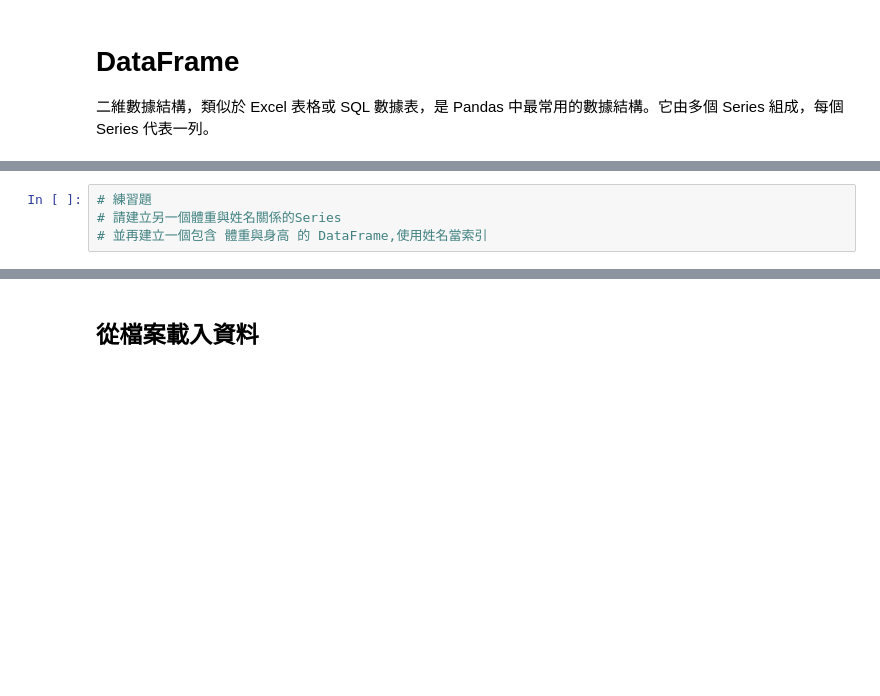
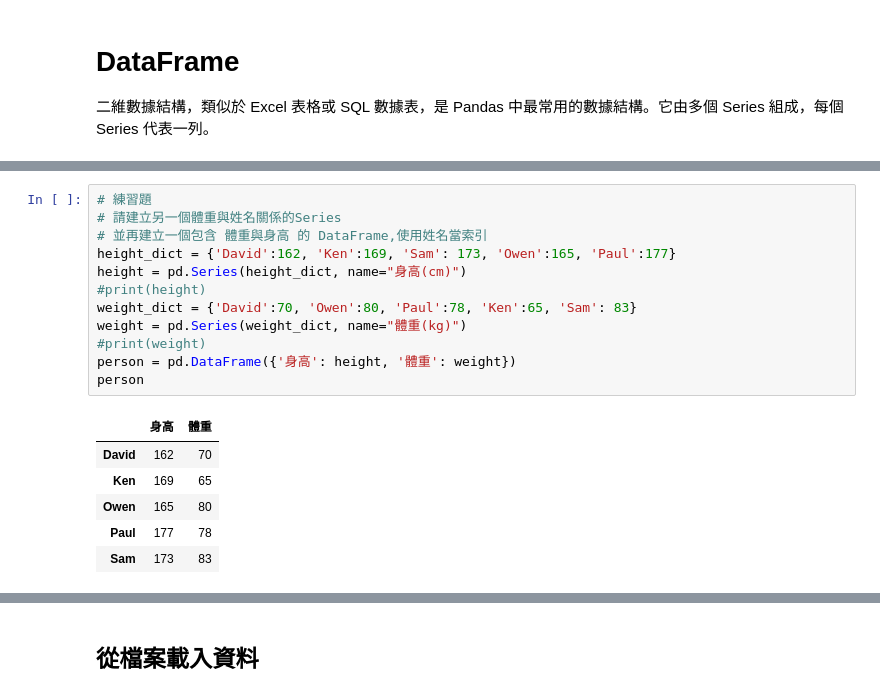
Before and after one commit to Yiting916/data_analysis, a Jupyter notebook: 03-01.Pandas.ipynb, the cells around one changed output, grey strips where cells are left out. Saved outputs shown, nothing was run; the diff lists cells and outputs as text; blank space fills up the shorter version.

```diff
--- a/03-01.Pandas.ipynb
+++ b/03-01.Pandas.ipynb
@@ -221,7 +302,22 @@ states.columns
-# %%
-# 練習題
-# 請建立另一個體重與姓名關係的Series
-# 並再建立一個包含 體重與身高 的 DataFrame,使用姓名當索引
+# %%
+# 練習題
+# 請建立另一個體重與姓名關係的Series
+# 並再建立一個包含 體重與身高 的 DataFrame,使用姓名當索引
+height_dict = {'David':162, 'Ken':169, 'Sam': 173, 'Owen':165, 'Paul':177}
+height = pd.Series(height_dict, name="身高(cm)")
+#print(height)
+weight_dict = {'David':70, 'Owen':80, 'Paul':78, 'Ken':65, 'Sam': 83}
+weight = pd.Series(weight_dict, name="體重(kg)")
+#print(weight)
+person = pd.DataFrame({'身高': height, '體重': weight})
+person
+# %% [output]
+|  | 身高 | 體重 |
+| David | 162 | 70 |
+| Ken | 169 | 65 |
+| Owen | 165 | 80 |
+| Paul | 177 | 78 |
+| Sam | 173 | 83 |
 # %%
 #取得特定欄位的資料
 states['面積']
```
Also changed, not shown: parts of 12 cells of this notebook.
